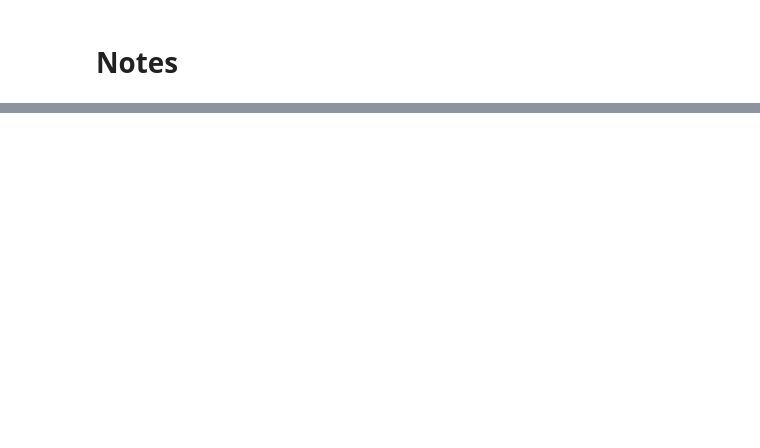
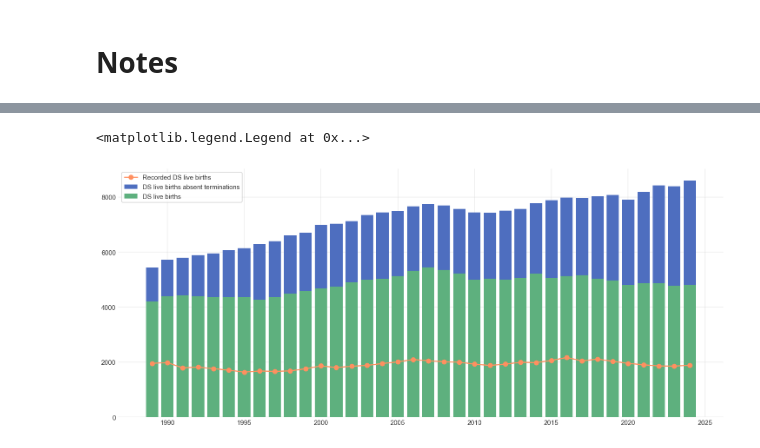
Before and after one commit to frankbuckley/ds-births-populations, a Jupyter notebook: projects/us-birth-certificates/notes.ipynb, the cells around one changed output, grey strips where cells are left out. Saved outputs shown, nothing was run; the diff lists cells and outputs as text; code cells hidden in the pictures; blank space fills up the shorter version.

```diff
--- a/projects/us-birth-certificates/notes.ipynb
+++ b/projects/us-birth-certificates/notes.ipynb
@@ -13,2 +3,9 @@ from variables import Variables as vars
+# %%
+import pandas as pd
+import matplotlib.pyplot as plt
+from graphviz import Digraph
+from variables import Variables as varsß
+
+plt.style.use('../../notebook.mplstyle')
 # %%
 df = pd.read_parquet("./data/us_births.parquet")
@@ -19,2 +14,3 @@ df[vars.YEAR].value_counts().sort_index()
 # %%
-df[[vars.YEAR, vars.P_DS_LB_NT, vars.P_DS_LB_WT]].groupby(vars.DOB_YY).sum()
+births_year_df = df[[vars.YEAR, vars.P_DS_LB_NT, vars.P_DS_LB_WT]].groupby(vars.YEAR).sum()
+births_year_df
@@ -21,2 +36,3 @@ df[[vars.YEAR, vars.P_DS_LB_NT, vars.P_DS_LB_WT]].groupby(vars.DOB_YY).sum()
 # %%
-df[[vars.YEAR, vars.CA_DOWN_C]].groupby(vars.DOB_YY).value_counts().unstack(fill_value=0).sort_index()
+recorded_year_df = df[[vars.YEAR, vars.DOWN_IND]].groupby(vars.YEAR).value_counts().unstack(fill_value=0).sort_index()
+recorded_year_df
@@ -22,0 +58,9 @@ df[[vars.YEAR, vars.CA_DOWN_C]].groupby(vars.DOB_YY).value_counts().unstack(fill
+# %%
+plt.figure(figsize=(12, 5))
+plt.bar(births_year_df.index, births_year_df[vars.P_DS_LB_NT], label="DS live births absent terminations")
+plt.bar(births_year_df.index, births_year_df[vars.P_DS_LB_WT], label="DS live births")
+plt.plot(recorded_year_df.index, recorded_year_df[1], marker='o', color="#ff9060", label='Recorded DS live births')
+plt.legend()
+# %% [output]
+<matplotlib.legend.Legend at 0x...>
+[figure, added]
```
Also changed, not shown: parts of 16 cells of this notebook, 3 other files.
